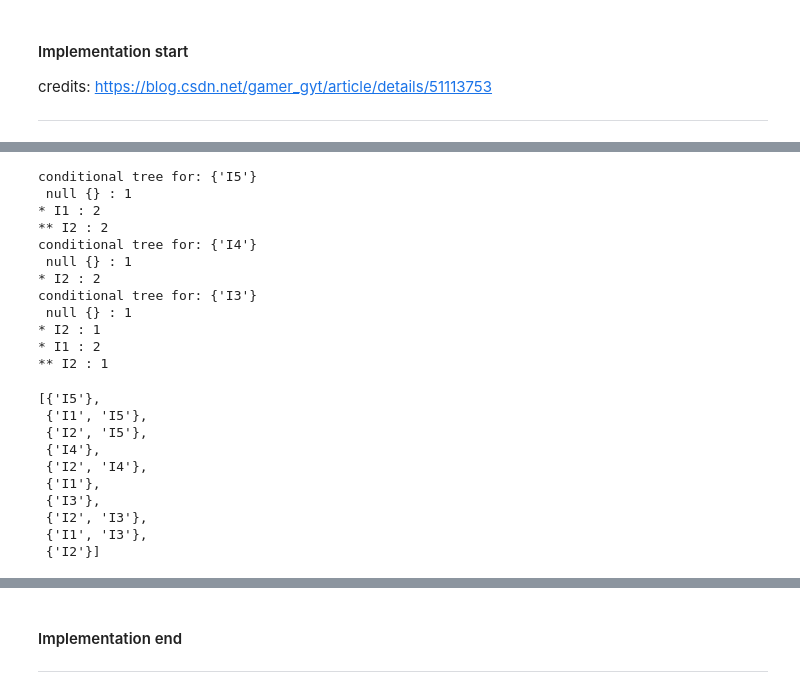
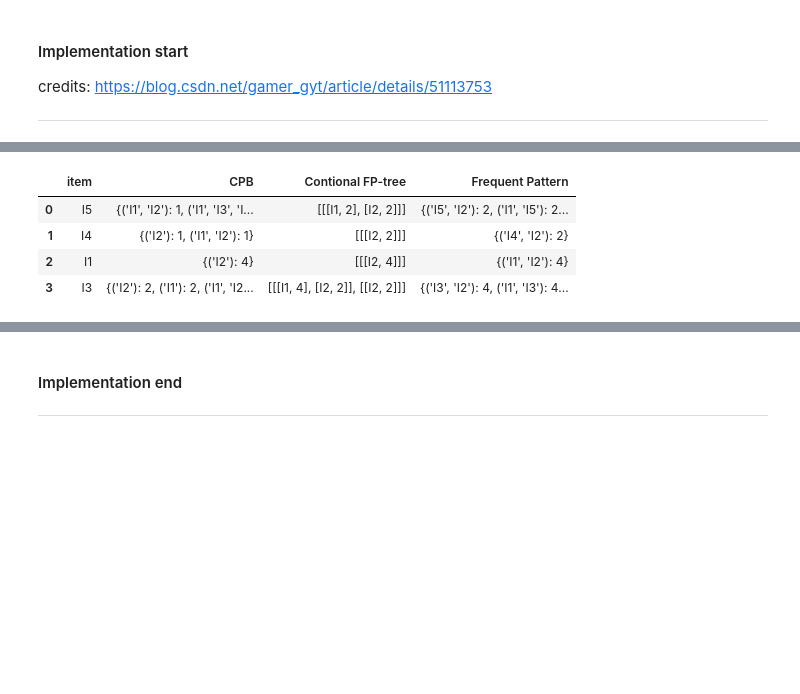
Before and after one commit to 741270651/datascience, a Jupyter notebook: DMCT/DMCT Notes.ipynb, the cells around one changed output, grey strips where cells are left out. Drawn from its saved outputs; the diff is of its cells as text; code cells hidden in the pictures; blank space fills up the shorter version.

Commit message:
complete FP-growth algorithms

```diff
--- a/DMCT/DMCT Notes.ipynb
+++ b/DMCT/DMCT Notes.ipynb
@@ -447,12 +386,14 @@ myTree.disp()
 # %%
-def findPrefixPath(basePat, treeNode):
+def findPrefixPath(treeNode): #indPrefixPath is also "find conditional base"
     ''' 创建前缀路径 '''
-    condPats = {}
+    condPats = {} #条件基是一个字典, key是前缀路基(条件基), value是对应的计数
     while treeNode != None:
         prefixPath = []
-        ascendTree(treeNode, prefixPath)
+        move_to_top_and_record(treeNode, prefixPath)
         if len(prefixPath) > 1:
             condPats[frozenset(prefixPath[1:])] = treeNode.count
+
         treeNode = treeNode.nodeLink
+
     return condPats
 # %%
@@ -463,17 +403,0 @@ def ascendTree(leafNode, prefixPath):
-# %%
-def mineTree(inTree, headerTable, minSup, preFix, freqItemList):
-    #print('headerTable', headerTable)
-    bigL = [v[0] for v in sorted(list(headerTable.items()), key=lambda p: p[1][0])] #注意headerTable的构造
-    for basePat in bigL:
-        newFreqSet = preFix.copy()
-        newFreqSet.add(basePat)
-        freqItemList.append(newFreqSet)
-        condPattBases = findPrefixPath(basePat, headerTable[basePat][1])
-        myCondTree, myHead = createTree(condPattBases, minSup)
-
-        if myHead != None:
-            # 用于测试
-            print('conditional tree for:', newFreqSet)
-            myCondTree.disp()
-
-            mineTree(myCondTree, myHead, minSup, newFreqSet, freqItemList)
@@ -480,34 +510,17 @@ def mineTree(inTree, headerTable, minSup, preFix, freqItemList):
 # %%
 def fpGrowth(dataSet, minSup=2):
-    initSet = dataSet
-    myFPtree, myHeaderTab = createTree(initSet, minSup)
-    freqItems = []
-    mineTree(myFPtree, myHeaderTab, minSup, set([]), freqItems)
-    return freqItems
+
+    myFPtree, myHeaderTab = createTree(dataSet, minSup)
+    freqItemDict, resultTable = mineTree(myFPtree, myHeaderTab, minSup, set([]))
+    return freqItemDict,resultTable
 # %%
->>> dataSet = loadSimpDat(data)
->>> freqItems = fpGrowth(dataSet)
->>> freqItems
+dataSet = loadSimpDat(data)
+freqItems,resultTable = fpGrowth(dataSet)
-# %% [output]
-conditional tree for: {'I5'}
- null {} : 1
-* I1 : 2
-** I2 : 2
-conditional tree for: {'I4'}
- null {} : 1
-* I2 : 2
-conditional tree for: {'I3'}
- null {} : 1
-* I2 : 1
-* I1 : 2
-** I2 : 1
-[{'I5'},
- {'I1', 'I5'},
- {'I2', 'I5'},
- {'I4'},
- {'I2', 'I4'},
- {'I1'},
- {'I3'},
- {'I2', 'I3'},
- {'I1', 'I3'},
- {'I2'}]
+# %%
+resultTable
+# %% [output]
+|  | item | CPB | Contional FP-tree | Frequent Pattern |
+| 0 | I5 | {('I1', 'I2'): 1, ('I1', 'I3', 'I... | [[[I1, 2], [I2, 2]]] | {('I5', 'I2'): 2, ('I1', 'I5'): 2... |
+| 1 | I4 | {('I2'): 1, ('I1', 'I2'): 1} | [[[I2, 2]]] | {('I4', 'I2'): 2} |
+| 2 | I1 | {('I2'): 4} | [[[I2, 4]]] | {('I1', 'I2'): 4} |
+| 3 | I3 | {('I2'): 2, ('I1'): 2, ('I1', 'I2... | [[[I1, 4], [I2, 2]], [[I2, 2]]] | {('I3', 'I2'): 4, ('I1', 'I3'): 4... |
```
Also changed, not shown: parts of 17 cells of this notebook.
